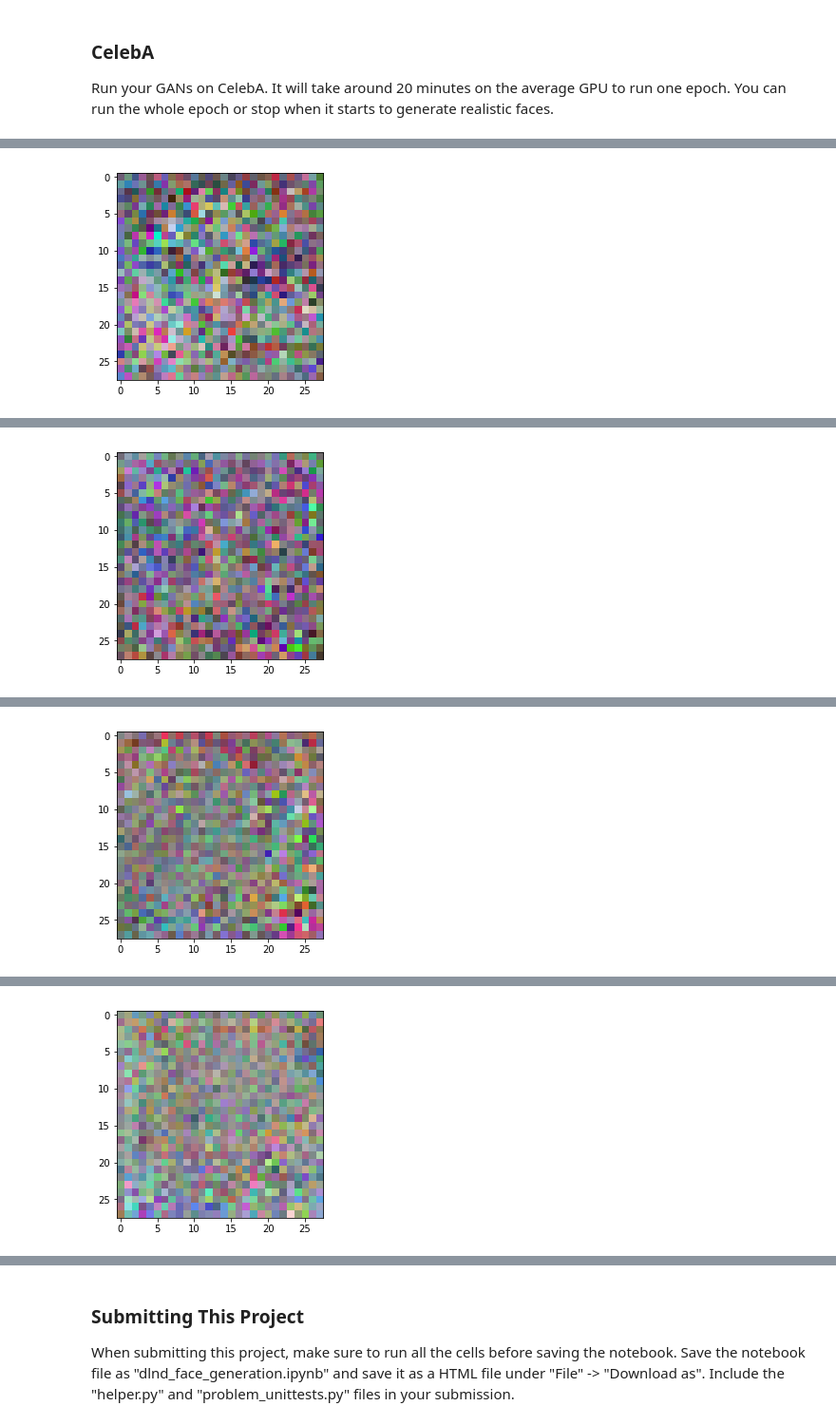
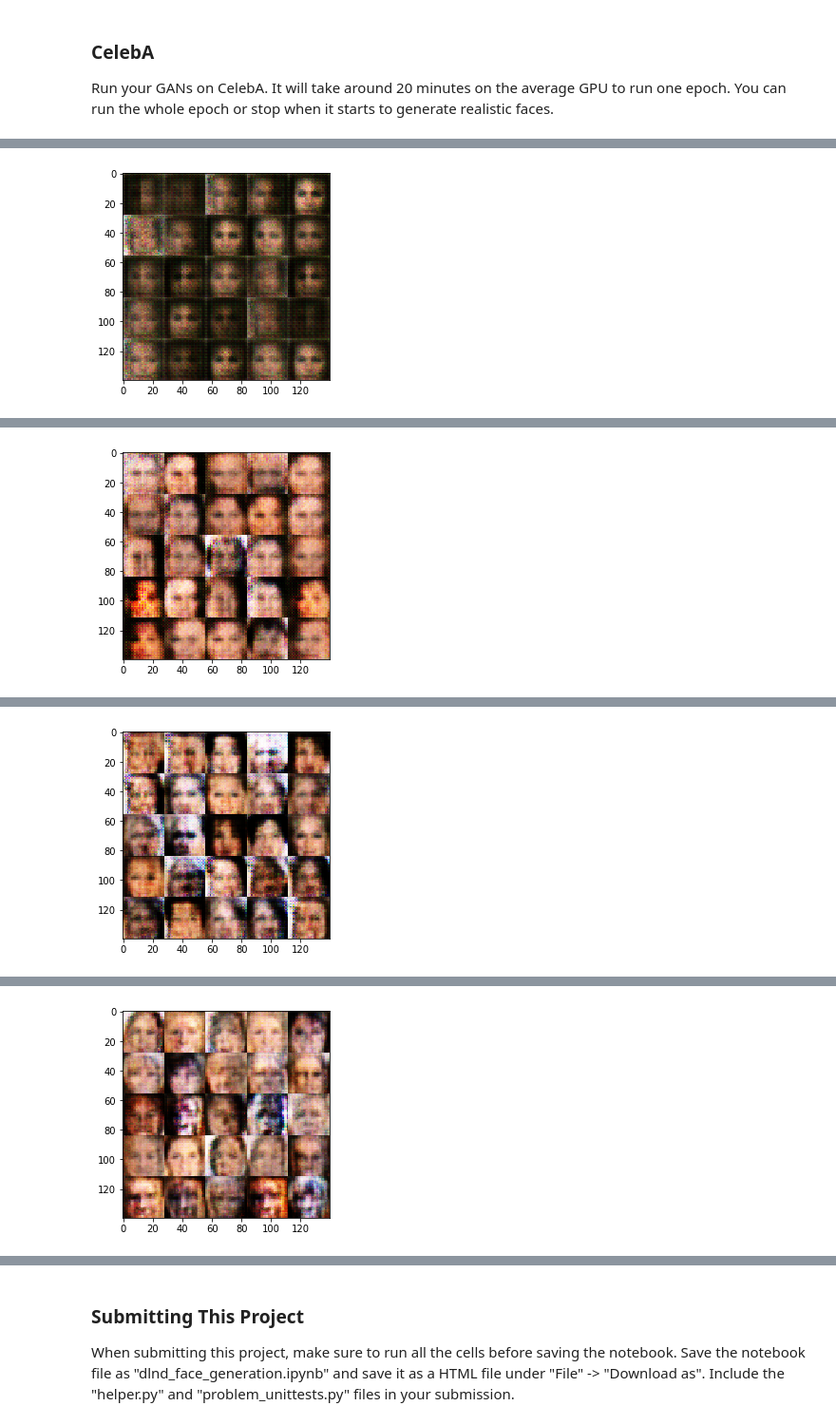
Before and after one commit to letyrodridc/Deep-Learning-Udacity, a Jupyter notebook: face_generation/dlnd_face_generation.ipynb, the cells around one changed output, grey strips where cells are left out. Shown at 95% size. Drawn from its saved outputs; the diff is of its cells as text; code cells hidden in the pictures.

Commit message:
setting a new batch size and getting loss close to 0

```diff
--- a/face_generation/dlnd_face_generation.ipynb
+++ b/face_generation/dlnd_face_generation.ipynb
@@ -145,15 +145,18 @@ def discriminator(images, reuse=False):
     with tf.variable_scope("discriminator", reuse=reuse):
 
         x = tf.layers.conv2d(images,64, kernel_size=5, strides=(2,2), padding="same")
-        x = tf.layers.batch_normalization(x, training=not reuse)
+        x = tf.layers.batch_normalization(x, training=True)
         x = tf.maximum(x*alpha,x)
 
         x = tf.layers.conv2d(x,128, kernel_size=5, strides=(2,2), padding="same")
-        x = tf.layers.batch_normalization(x, training=not reuse)
+        x = tf.layers.batch_normalization(x, training=True)
         x = tf.maximum(x*alpha,x)
 
+        x = tf.layers.conv2d(x,256, kernel_size=5, strides=(2,2), padding="same")
+        x = tf.layers.batch_normalization(x, training=True)
+        x = tf.maximum(x*alpha,x)
 
-        flat = tf.reshape(x, (-1, 7*7*128))
+        flat = tf.reshape(x, (-1, 4*4*256))
         logits = tf.layers.dense(flat, 1,activation=None)
         outputs = tf.sigmoid(logits)
 
@@ -182,16 +185,19 @@ def generator(z, out_channel_dim, is_train=True, reuse=True):
     alpha=0.2
     with tf.variable_scope("generator",reuse=not is_train):
 
-        x = tf.layers.dense(z, 7*7*256)
-        x = tf.reshape(x, shape=(-1,7,7,256))
+        x = tf.layers.dense(z, 2*2*512)
+        x = tf.reshape(x, shape=(-1,2,2,512))
         x = tf.layers.batch_normalization(x, training=is_train)
         x = tf.maximum(x*alpha,x)
 
 
+        x = tf.layers.conv2d_transpose(x, filters=256,kernel_size=5, strides=(2, 2), padding="valid")
+        x = tf.layers.batch_normalization(x, training=is_train)
+        x = tf.maximum(x*alpha,x)
+
         x = tf.layers.conv2d_transpose(x, filters=128,kernel_size=5, strides=(2, 2), padding="same")
         x = tf.layers.batch_normalization(x, training=is_train)
         x = tf.maximum(x*alpha,x)
-
 
 
         logits = tf.layers.conv2d_transpose(x, filters=out_channel_dim,kernel_size=5, strides=(2, 2), padding="same")
@@ -264,8 +270,8 @@ def model_opt(d_loss, g_loss, learning_rate, beta1):
     d_vars = [t for t in t_vars if t.name.find("discriminator")>=0 ]
 
     with tf.control_dependencies(tf.get_collection(tf.GraphKeys.UPDATE_OPS)):
-        d_train_opt = tf.train.AdamOptimizer(0.0001,beta1=beta1).minimize(d_loss, var_list=d_vars)
-        g_train_opt = tf.train.AdamOptimizer(0.0001,beta1=beta1).minimize(g_loss, var_list=g_vars)
+        d_train_opt = tf.train.AdamOptimizer(learning_rate,beta1=beta1).minimize(d_loss, var_list=d_vars)
+        g_train_opt = tf.train.AdamOptimizer(learning_rate,beta1=beta1).minimize(g_loss, var_list=g_vars)
 
     return d_train_opt, g_train_opt
 
@@ -329,11 +335,11 @@ def train(epoch_count, batch_size, z_dim, learning_rate, beta1, get_batches, dat
 
     output_dim = data_shape[3]
 
-    input_real, input_z,learning_rate = model_inputs(data_shape[1], data_shape[2], output_dim, z_dim)
+    input_real, input_z,lr = model_inputs(data_shape[1], data_shape[2], output_dim, z_dim)
 
     d_loss, g_loss = model_loss(input_real, input_z, output_dim)
 
-    d_opt, g_opt = model_opt(d_loss, g_loss, learning_rate, beta1)
+    d_opt, g_opt = model_opt(d_loss, g_loss, lr, beta1)
 
     saver = tf.train.Saver()
     sample_z = np.random.uniform(-1, 1, size=(72, z_dim))
@@ -353,8 +359,8 @@ def train(epoch_count, batch_size, z_dim, learning_rate, beta1, get_batches, dat
                 # Run optimizers
                 batch_images *= 2
 
-                _ = sess.run(d_opt, feed_dict={input_real: batch_images, input_z: batch_z})
-                _ = sess.run(g_opt, feed_dict={input_z: batch_z, input_real: batch_images})
+                _ = sess.run(d_opt, feed_dict={input_real: batch_images, input_z: batch_z, lr: learning_rate})
+                _ = sess.run(g_opt, feed_dict={input_z: batch_z, input_real: batch_images, lr : learning_rate})
 
                 if steps % 100 == 0:
                     # At the end of each epoch, get the losses and print them out
@@ -366,10 +372,10 @@ def train(epoch_count, batch_size, z_dim, learning_rate, beta1, get_batches, dat
                           "Generator Loss: {:.4f}".format(train_loss_g))
                     # Save losses to view after training
                     losses.append((train_loss_d, train_loss_g))
-                    n_images = 3
 
 
-                if steps % 500 == 0:
+                if steps % 100 == 0:
+                    n_images = 30
                     show_generator_output(sess, n_images, input_z, output_dim, data_image_mode)
 
 
@@ -445,9 +427,9 @@ Epoch 7/10... Discriminator Loss: 0.0003... Generator Loss: 8.1213
 ### CelebA
 Run your GANs on CelebA.  It will take around 20 minutes on the average GPU to run one epoch.  You can run the whole epoch or stop when it starts to generate realistic faces.
 # %%
-batch_size = 32
+batch_size = 256
 z_dim = 100
-learning_rate =0.01
+learning_rate=0.001
 beta1 = 0.01
 
 
@@ -469 +447 @@ Epoch 1/1... Discriminator Loss: 0.0021... Generator Loss: 8.2578
-[figure, old version]
+[figure, new version]
@@ -475 +449 @@ Epoch 1/1... Discriminator Loss: 0.0148... Generator Loss: 4.3037
-[figure, old version]
+[figure, new version]
@@ -481 +451 @@ Epoch 1/1... Discriminator Loss: 0.0103... Generator Loss: 4.6252
-[figure, old version]
+[figure, new version]
@@ -487 +453 @@ Epoch 1/1... Discriminator Loss: 0.0065... Generator Loss: 5.1594
-[figure, old version]
+[figure, new version]
```
Also changed, not shown: parts of 2 cells of this notebook.
